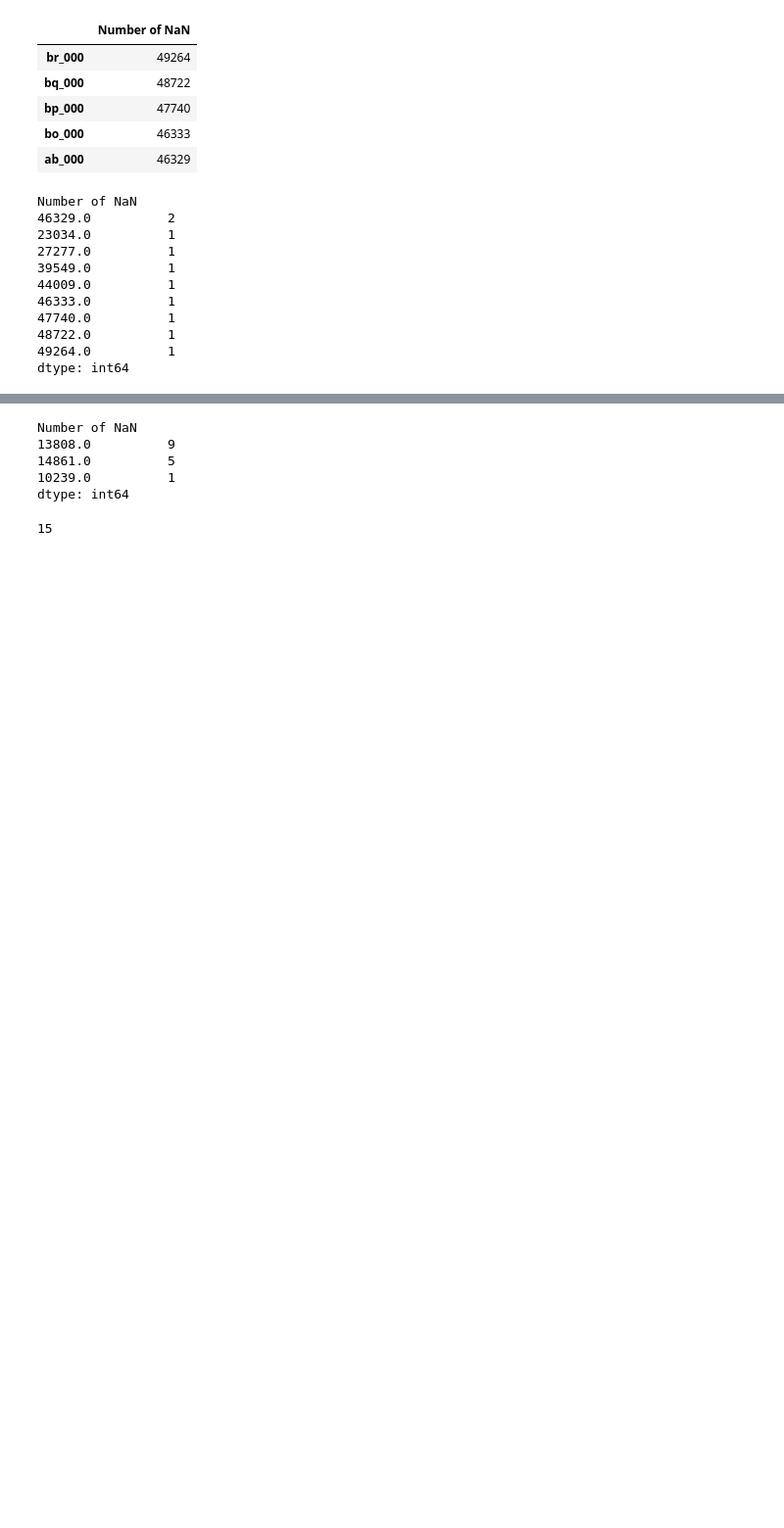
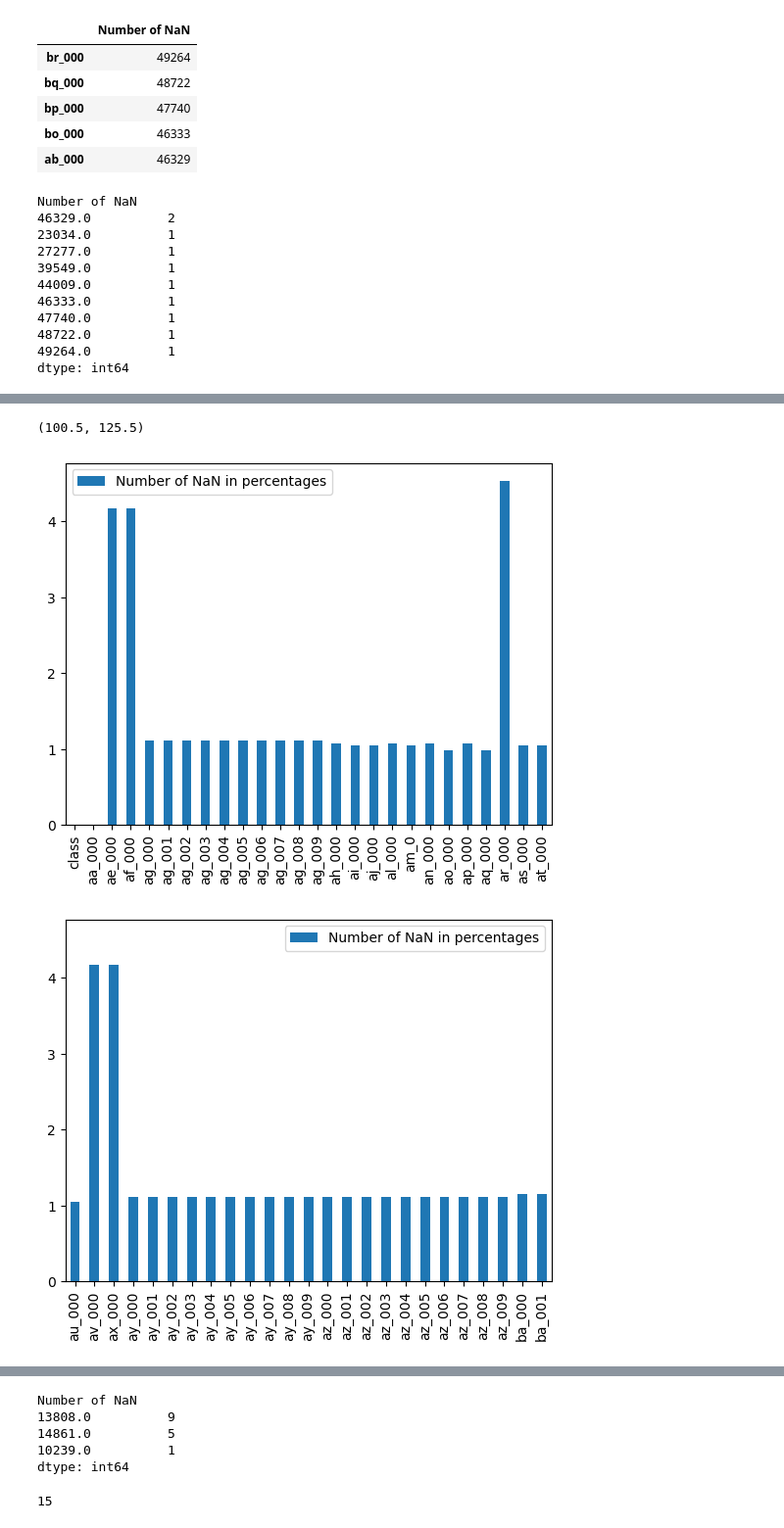
Before and after one commit to VPLEV23/DA_2023_Project, a Jupyter notebook: Project.ipynb, the cells around one changed output, grey strips where cells are left out. Shown at 98% size. Cells and saved outputs as stored; diff of their text form; code cells hidden in the pictures; blank space fills up the shorter version.

```diff
--- a/Project.ipynb
+++ b/Project.ipynb
@@ -189,0 +255,13 @@ dtype: int64
+# %%
+ax = represent_numberNan_percentage[represent_numberNan_percentage<=5].dropna().plot.bar()
+ax.set_xlim(-0.5,25.5)
+ax1 = represent_numberNan_percentage[represent_numberNan_percentage<=5].dropna().plot.bar()
+ax1.set_xlim(25.5,50.5)
+ax2 = represent_numberNan_percentage[represent_numberNan_percentage<=5].dropna().plot.bar()
+ax2.set_xlim(50.5,100.5)
+ax3 = represent_numberNan_percentage[represent_numberNan_percentage<=5].dropna().plot.bar()
+ax3.set_xlim(100.5,125.5)
+# %% [output]
+(100.5, 125.5)
+[figure, added]
+[figure, added]
```
Also changed, not shown: parts of 24 cells of this notebook.
